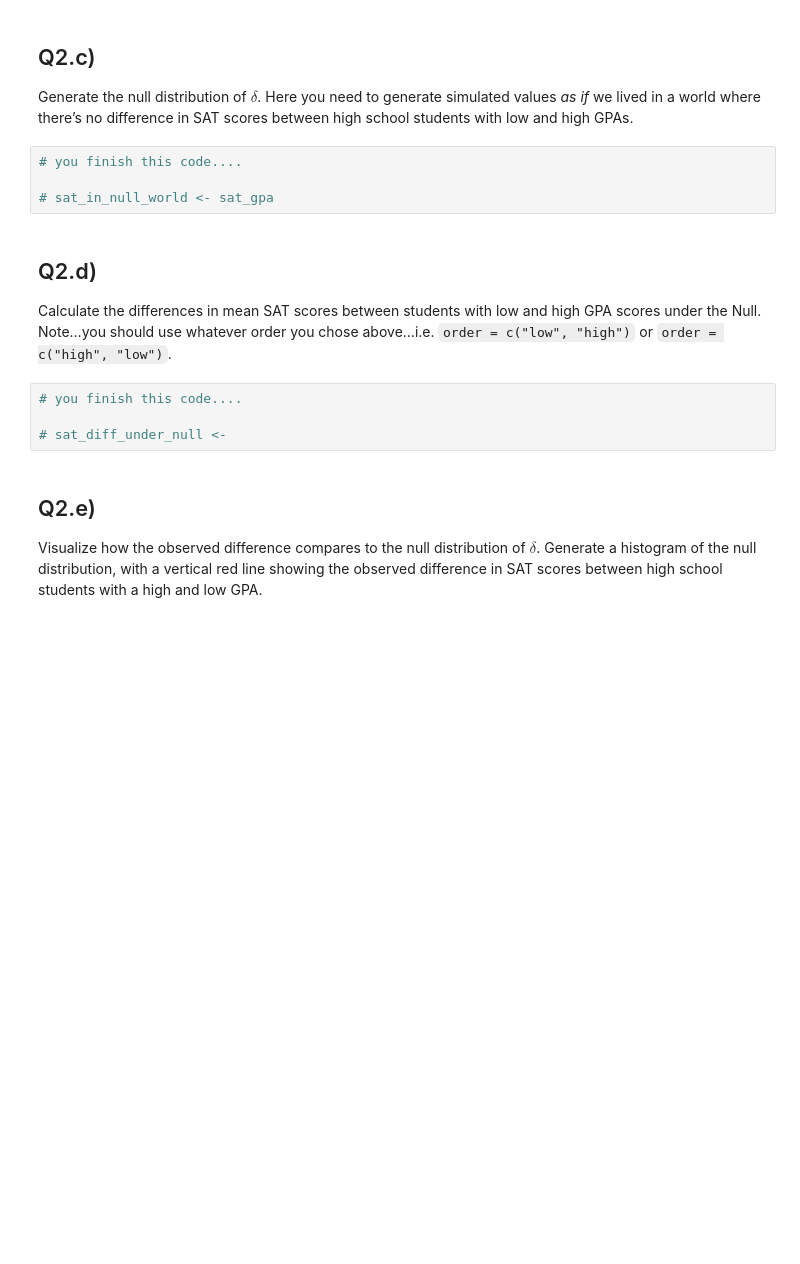
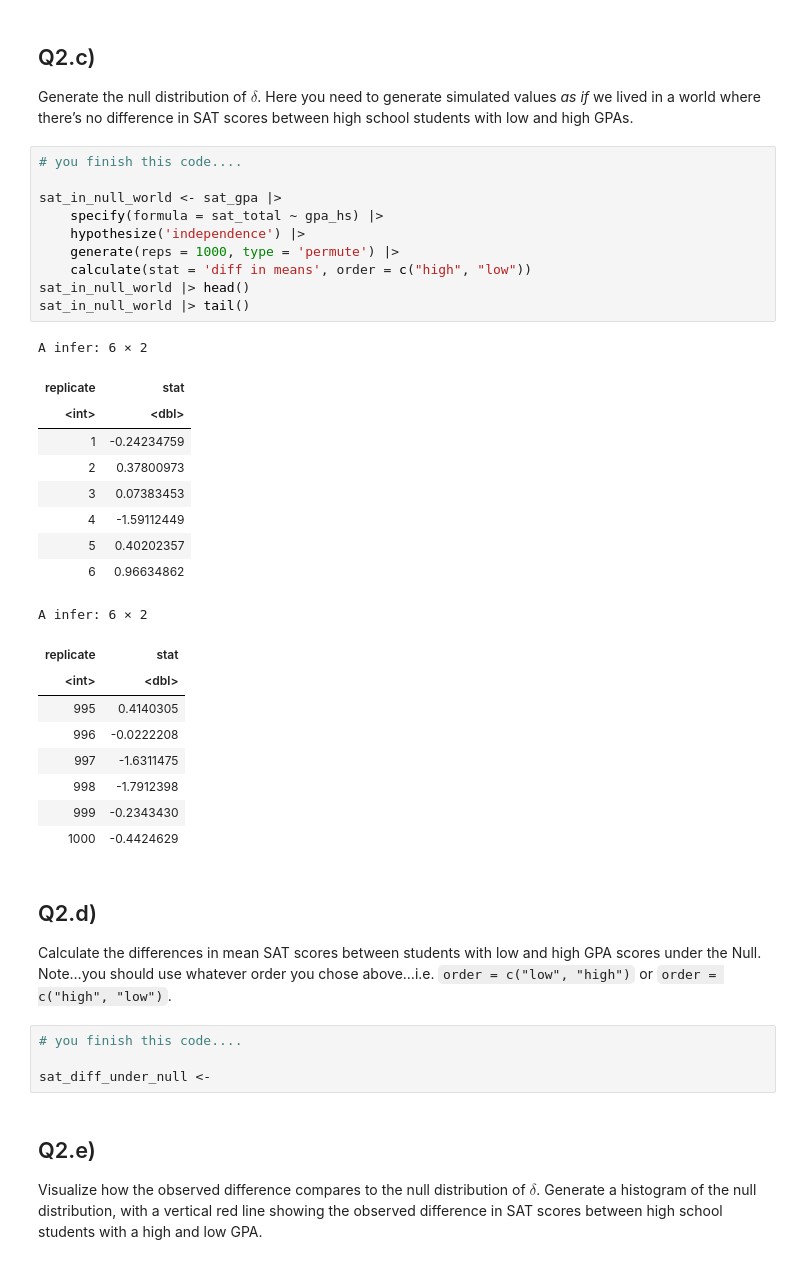
Before and after one commit to UNC-DATA-730/unit-9-assignment-setiadha-unc, a Jupyter notebook: agungsetiadha-assignment9.ipynb, the cells around one changed output. Drawn from its saved outputs; the diff is of its cells as text; blank space fills up the shorter version.

```diff
--- a/agungsetiadha-assignment9.ipynb
+++ b/agungsetiadha-assignment9.ipynb
@@ -310,7 +402,32 @@ in SAT scores between high school students with low and high GPAs.
 # %%
 # you finish this code....
 
-# sat_in_null_world <- sat_gpa
+sat_in_null_world <- sat_gpa |>
+    specify(formula = sat_total ~ gpa_hs) |>
+    hypothesize('independence') |>
+    generate(reps = 1000, type = 'permute') |>
+    calculate(stat = 'diff in means', order = c("high", "low"))
+sat_in_null_world |> head()
+sat_in_null_world |> tail()
+# %% [output]
+A infer: 6 × 2
+| replicate | stat |
+| <int> | <dbl> |
+| 1 | -0.24234759 |
+| 2 | 0.37800973 |
+| 3 | 0.07383453 |
+| 4 | -1.59112449 |
+| 5 | 0.40202357 |
+| 6 | 0.96634862 |
+A infer: 6 × 2
+| replicate | stat |
+| <int> | <dbl> |
+| 995 | 0.4140305 |
+| 996 | -0.0222208 |
+| 997 | -1.6311475 |
+| 998 | -1.7912398 |
+| 999 | -0.2343430 |
+| 1000 | -0.4424629 |
 # %% [markdown]
 ## Q2.d)
 
@@ -321,7 +438,7 @@ you chose above…i.e. `order = c("low", "high")` or
 # %%
 # you finish this code....
 
-# sat_diff_under_null <-
+sat_diff_under_null <-
 # %% [markdown]
 ## Q2.e)
 
```
Also changed, not shown: parts of 19 cells of this notebook.
